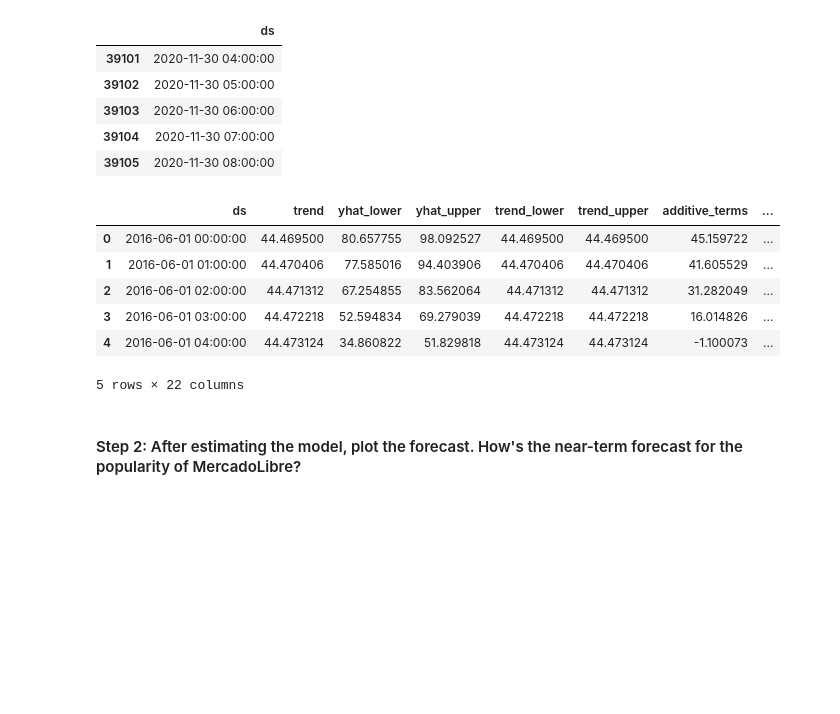
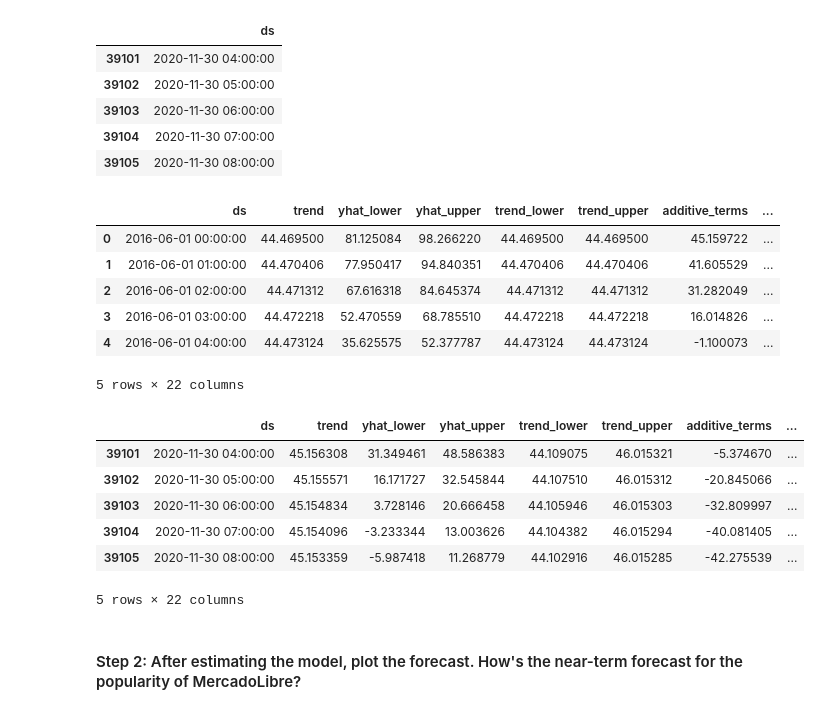
Before and after one commit to willablackmon/search-stock-trends-prophet, a Jupyter notebook: forecasting_net_prophet.ipynb, the cells around one changed output. Cells and saved outputs as stored; diff of their text form; code cells hidden in the pictures; blank space fills up the shorter version.

```diff
--- a/forecasting_net_prophet.ipynb
+++ b/forecasting_net_prophet.ipynb
@@ -525,15 +526,18 @@ Now, you need to produce a time series model that analyzes and forecasts pattern
 #### Step 1: Set up the Google search data for a Prophet forecasting model.
 # %%
 # Using the df_mercado_trends DataFrame, reset the index so the date information is no longer the index
-df_mercado_trends_reset = df_mercado_trends.reset_index()
-display(df_mercado_trends_reset.head())
+df_mercado_trends_clean = df_mercado_trends.reset_index()
 
 # Label the columns ds and y so that the syntax is recognized by Prophet
-df_mercado_trends_reset.rename(columns={'index': 'ds', 'close':'y'})
-display(df_mercado_trends_reset.head())
+df_mercado_trends_clean = df_mercado_trends_clean.rename(columns={'Date': 'ds', 'Search Trends':'y'})
+display(f"Rows: {len(df_mercado_trends_clean)}")
 
 # Drop an NaN values from the prophet_df DataFrame
-
+# # Confirm that there are no NaN values
+df_mercado_trends_clean = df_mercado_trends_clean.dropna()
 
 # View the first and last five rows of the mercado_prophet_df DataFrame
+display(df_mercado_trends_clean.head())
+display(df_mercado_trends_clean.tail())
+display(f"Rows: {len(df_mercado_trends_clean)}")
 # %% [output]
@@ -552,7 +558,10 @@ display(df_mercado_trends_reset.head())
 # %%
 # Call the Prophet function, store as an object
+m = Prophet()
+m
 # %% [output]
 <prophet.forecaster.Prophet at 0x...>
 # %%
 # Fit the time-series model.
+m.fit(df_mercado_trends_clean)
 # %% [output]
@@ -569,9 +578,10 @@ INFO:cmdstanpy:Chain [1] done processing
 # %%
 # Create a future dataframe to hold predictions
 # Make the prediction go out as far as 2000 hours (approx 80 days)
-
+future_mercado_trends = m.make_future_dataframe(periods=2000, freq='H')
 
 # View the last five rows of the future_mercado_trends DataFrame
+display(future_mercado_trends.tail())
 # %% [output]
 |  | ds |
 | 39101 | 2020-11-30 04:00:00 |
@@ -581,17 +591,26 @@ INFO:cmdstanpy:Chain [1] done processing
 | 39105 | 2020-11-30 08:00:00 |
 # %%
 # Make the predictions for the trend data using the future_mercado_trends DataFrame
-
+forecast_mercado_trends = m.predict(future_mercado_trends)
 
 # Display the first five rows of the forecast_mercado_trends DataFrame
+display(forecast_mercado_trends.head())
+display(forecast_mercado_trends.tail())
 # %% [output]
 |  | ds | trend | yhat_lower | yhat_upper | trend_lower | trend_upper | additive_terms | ... |
-| 0 | 2016-06-01 00:00:00 | 44.469500 | 80.657755 | 98.092527 | 44.469500 | 44.469500 | 45.159722 | ... |
-| 1 | 2016-06-01 01:00:00 | 44.470406 | 77.585016 | 94.403906 | 44.470406 | 44.470406 | 41.605529 | ... |
-| 2 | 2016-06-01 02:00:00 | 44.471312 | 67.254855 | 83.562064 | 44.471312 | 44.471312 | 31.282049 | ... |
-| 3 | 2016-06-01 03:00:00 | 44.472218 | 52.594834 | 69.279039 | 44.472218 | 44.472218 | 16.014826 | ... |
-| 4 | 2016-06-01 04:00:00 | 44.473124 | 34.860822 | 51.829818 | 44.473124 | 44.473124 | -1.100073 | ... |
+| 0 | 2016-06-01 00:00:00 | 44.469500 | 81.125084 | 98.266220 | 44.469500 | 44.469500 | 45.159722 | ... |
+| 1 | 2016-06-01 01:00:00 | 44.470406 | 77.950417 | 94.840351 | 44.470406 | 44.470406 | 41.605529 | ... |
+| 2 | 2016-06-01 02:00:00 | 44.471312 | 67.616318 | 84.645374 | 44.471312 | 44.471312 | 31.282049 | ... |
+| 3 | 2016-06-01 03:00:00 | 44.472218 | 52.470559 | 68.785510 | 44.472218 | 44.472218 | 16.014826 | ... |
+| 4 | 2016-06-01 04:00:00 | 44.473124 | 35.625575 | 52.377787 | 44.473124 | 44.473124 | -1.100073 | ... |
 5 rows × 22 columns
+|  | ds | trend | yhat_lower | yhat_upper | trend_lower | trend_upper | additive_terms | ... |
+| 39101 | 2020-11-30 04:00:00 | 45.156308 | 31.349461 | 48.586383 | 44.109075 | 46.015321 | -5.374670 | ... |
+| 39102 | 2020-11-30 05:00:00 | 45.155571 | 16.171727 | 32.545844 | 44.107510 | 46.015312 | -20.845066 | ... |
+| 39103 | 2020-11-30 06:00:00 | 45.154834 | 3.728146 | 20.666458 | 44.105946 | 46.015303 | -32.809997 | ... |
+| 39104 | 2020-11-30 07:00:00 | 45.154096 | -3.233344 | 13.003626 | 44.104382 | 46.015294 | -40.081405 | ... |
+| 39105 | 2020-11-30 08:00:00 | 45.153359 | -5.987418 | 11.268779 | 44.102916 | 46.015285 | -42.275539 | ... |
+5 rows × 22 columns
 # %% [markdown]
 #### Step 2: After estimating the model, plot the forecast. How's the near-term forecast for the popularity of MercadoLibre?
 # %%
```
Also changed, not shown: parts of 14 cells of this notebook.
